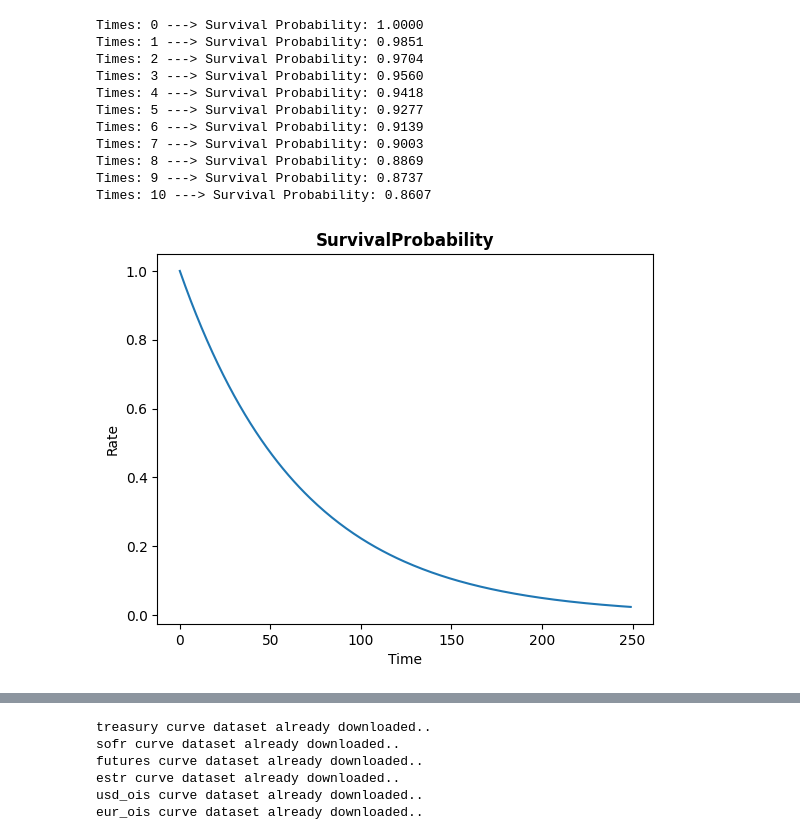
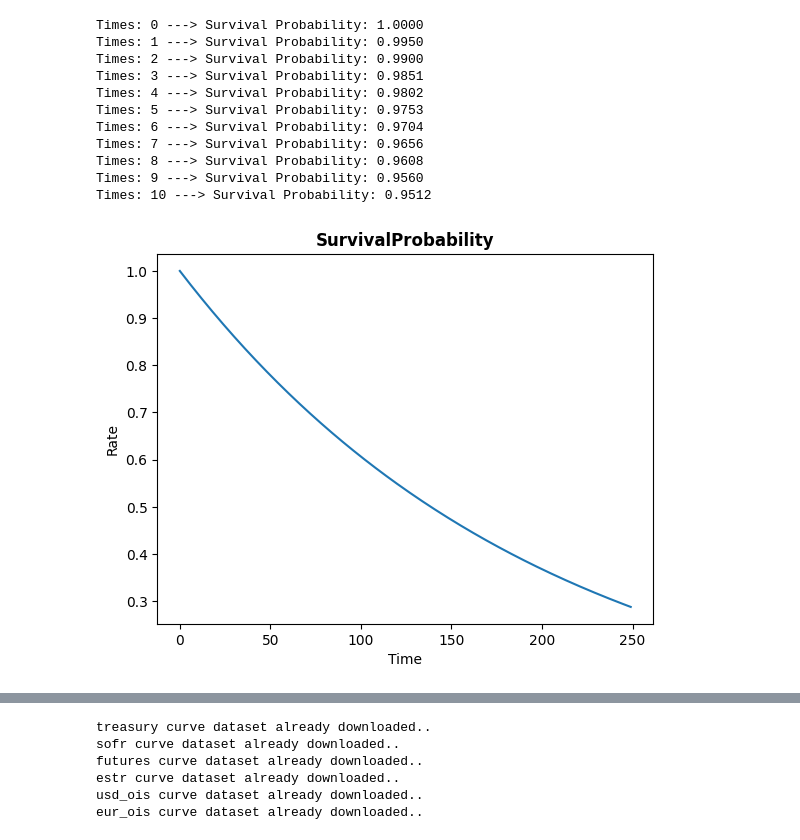
Before and after one commit to gorkemyencak/treasury-valuation-engine, a Jupyter notebook: notebooks/08_xva_framework.ipynb, the cells around one changed output, grey strips where cells are left out. Saved outputs shown, nothing was run; the diff lists cells and outputs as text; code cells hidden in the pictures.

```diff
--- a/notebooks/08_xva_framework.ipynb
+++ b/notebooks/08_xva_framework.ipynb
@@ -30,40 +34,40 @@ from src.xva.dva_engine import DVAEngine
 from src.xva.xva_report import XVAReport
 # %%
 # survival curve
-counterparty_survival_curve = SurvivalCurve(hazard_rate = 0.015)
+counterparty_survival_curve = SurvivalCurve(hazard_rate = 0.005)
 
 times = list(range(250))
 
 rows_survival = []
 
 for t in times:
     if t <= 10:
         print(f'Times: {t} ---> Survival Probability: {counterparty_survival_curve.survival_probability(t = t):.4f}')
     rows_survival.append({
         'Times': t,
         'SurvivalProbability': counterparty_survival_curve.survival_probability(t = t)
     })
 
 survival_df = pd.DataFrame(rows_survival)
 
 plt.plot(survival_df['Times'], survival_df['SurvivalProbability'])
 plt.title('SurvivalProbability', fontweight = 'bold')
 plt.xlabel('Time')
 plt.ylabel('Rate')
 plt.show()
 # %% [output]
 Times: 0 ---> Survival Probability: 1.0000
-Times: 1 ---> Survival Probability: 0.9851
-Times: 2 ---> Survival Probability: 0.9704
-Times: 3 ---> Survival Probability: 0.9560
-Times: 4 ---> Survival Probability: 0.9418
-Times: 5 ---> Survival Probability: 0.9277
-Times: 6 ---> Survival Probability: 0.9139
-Times: 7 ---> Survival Probability: 0.9003
-Times: 8 ---> Survival Probability: 0.8869
-Times: 9 ---> Survival Probability: 0.8737
-Times: 10 ---> Survival Probability: 0.8607
+Times: 1 ---> Survival Probability: 0.9950
+Times: 2 ---> Survival Probability: 0.9900
+Times: 3 ---> Survival Probability: 0.9851
+Times: 4 ---> Survival Probability: 0.9802
+Times: 5 ---> Survival Probability: 0.9753
+Times: 6 ---> Survival Probability: 0.9704
+Times: 7 ---> Survival Probability: 0.9656
+Times: 8 ---> Survival Probability: 0.9608
+Times: 9 ---> Survival Probability: 0.9560
+Times: 10 ---> Survival Probability: 0.9512
-[figure, old version]
+[figure, new version]
 # %%
 # probability of default - from initial point
 rows_default = []
```
Also changed, not shown: parts of 10 cells of this notebook, 6 other files.
